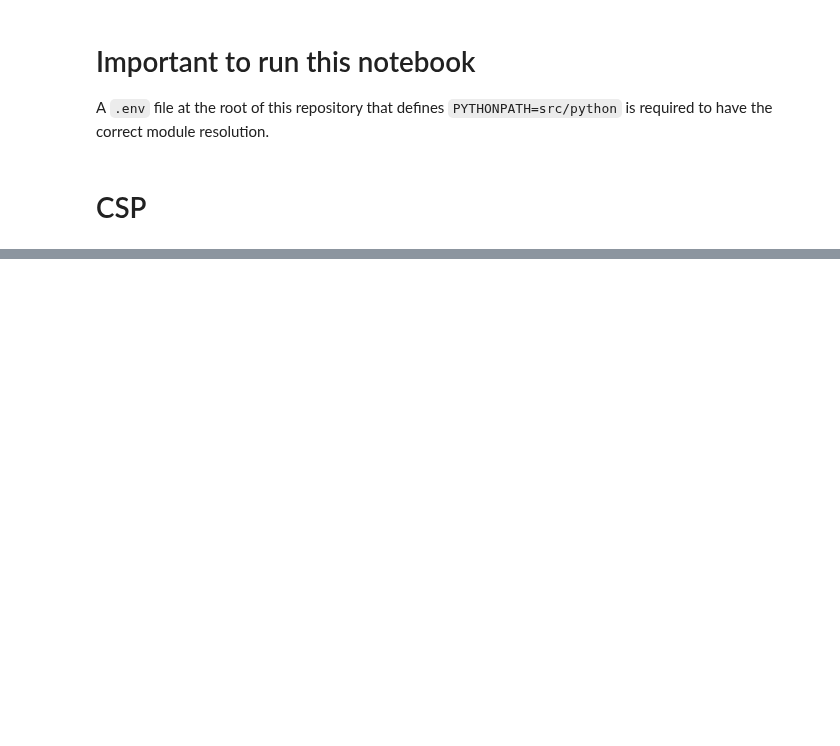
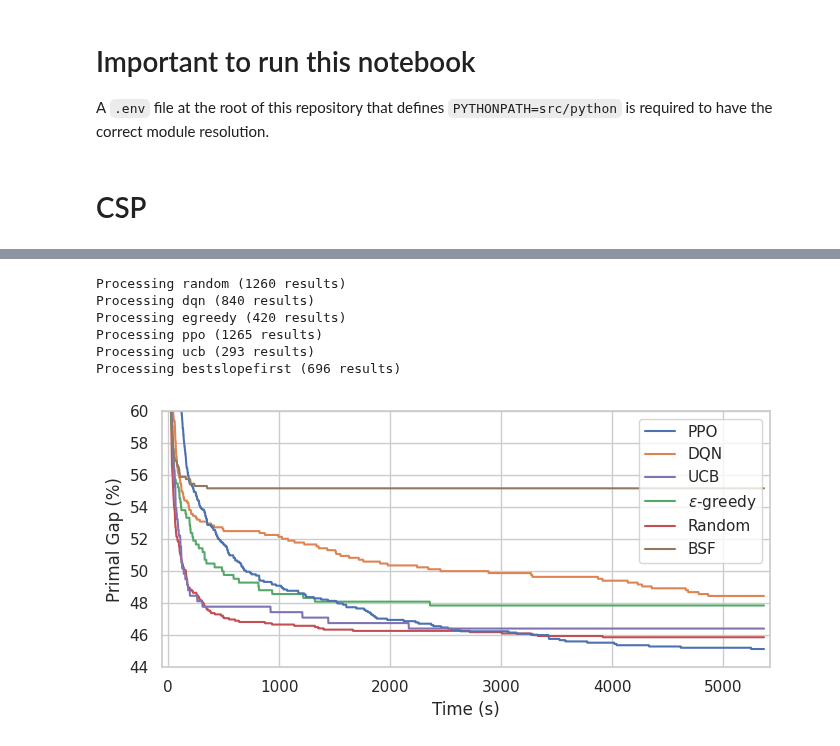
Before and after one commit to oscar-lib/LearningForOptimizing, a Jupyter notebook: plots.ipynb, the cells around one changed output, grey strips where cells are left out. Saved outputs shown, nothing was run; the diff lists cells and outputs as text; code cells hidden in the pictures; blank space fills up the shorter version.

```diff
--- a/plots.ipynb
+++ b/plots.ipynb
@@ -120,3 +158,18 @@ Processing random (840 results)
+# %%
+
+plt.figure(figsize=(7, 3.5))
+plot_by_bandit(df, metric="primal gap", x_axis="time", show_ci95=False)
+plt.ylim(44, 60)
+plt.tight_layout()
+plt.show()
+# %% [output]
+Processing random (1260 results)
+Processing dqn (840 results)
+Processing egreedy (420 results)
+Processing ppo (1265 results)
+Processing ucb (293 results)
+Processing bestslopefirst (696 results)
+[figure, added]
 # %%
 for (instance_size, *_) , df_instance in df.group_by("instance_size"):
     plot_by_bandit(df_instance, metric="objective", x_axis="time")
```
Also changed, not shown: parts of 5 cells of this notebook.
